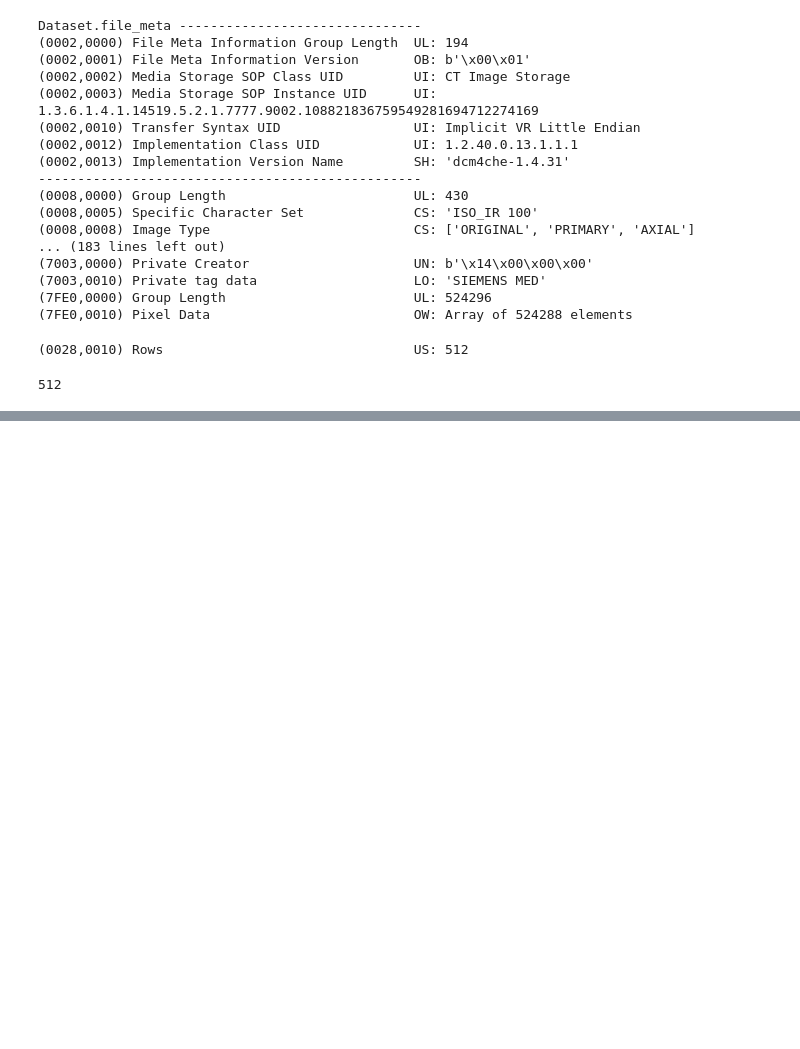
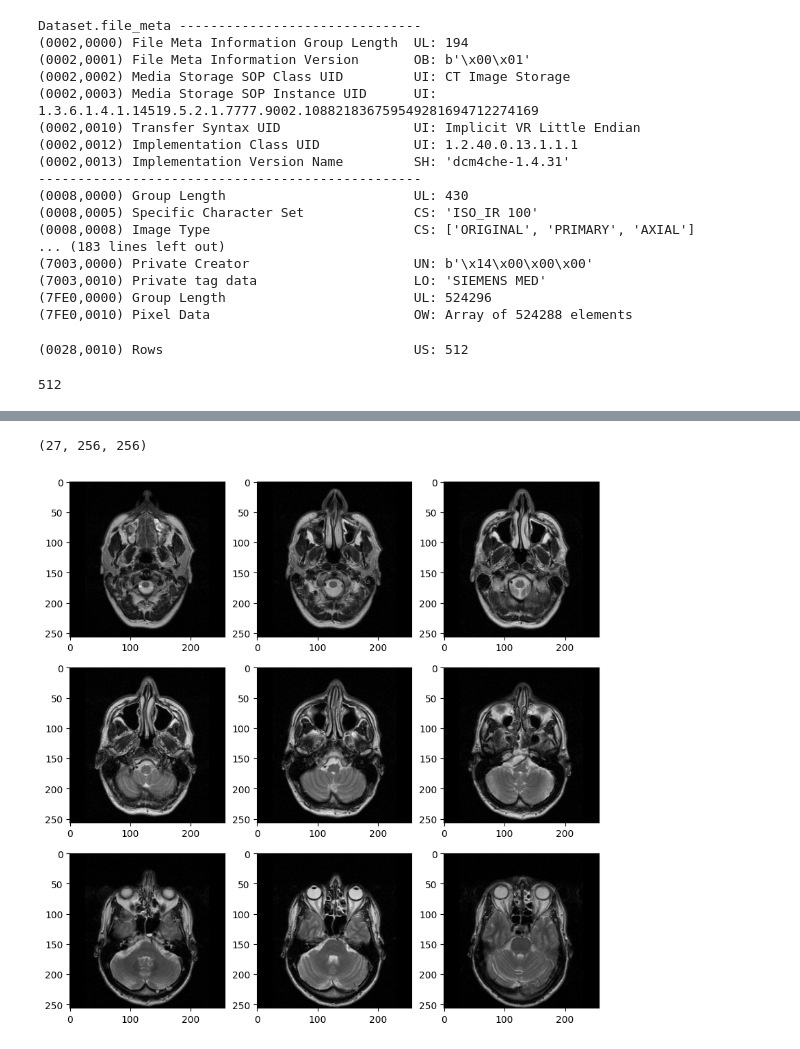
Before and after one commit to ShannonH98/PyTorch_Practice_Projects, a Jupyter notebook: Medical_Images_01.ipynb, the cells around one changed output, grey strips where cells are left out. Drawn from its saved outputs; the diff is of its cells as text; code cells hidden in the pictures; blank space fills up the shorter version.

```diff
--- a/Medical_Images_01.ipynb
+++ b/Medical_Images_01.ipynb
@@ -122,0 +152,22 @@ for i in range(3):
+# %%
+series_reader = sitk.ImageSeriesReader()
+series_reader.SetFileNames(series_file_name)
+# %%
+image_data = series_reader.Execute()
+# %%
+head_mri = sitk.GetArrayFromImage(image_data)
+# %%
+head_mri.shape
+# %% [output]
+(27, 256, 256)
+# %%
+fig, axis = plt.subplots(3, 3, figsize = (10, 10))
+
+counter = 0
+for i in range(3):
+  for j in range(3):
+  #axis[i].imshow(full_volume[i], cmap = 'gray')
+    axis[i][j].imshow(head_mri[counter], cmap = 'gray')
+    counter += 1
+# %% [output]
+[figure, added]
```
Also changed, not shown: parts of 12 cells of this notebook.
